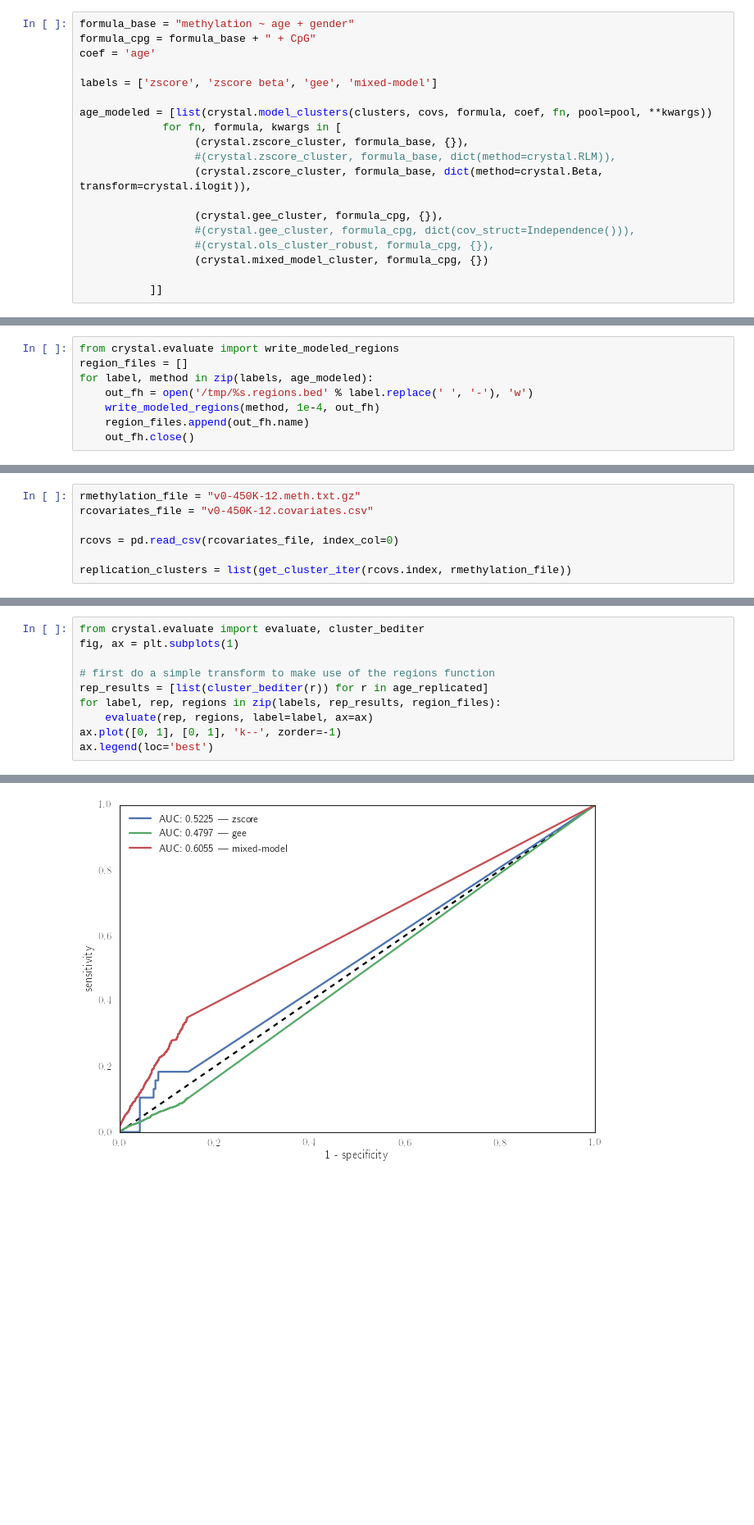
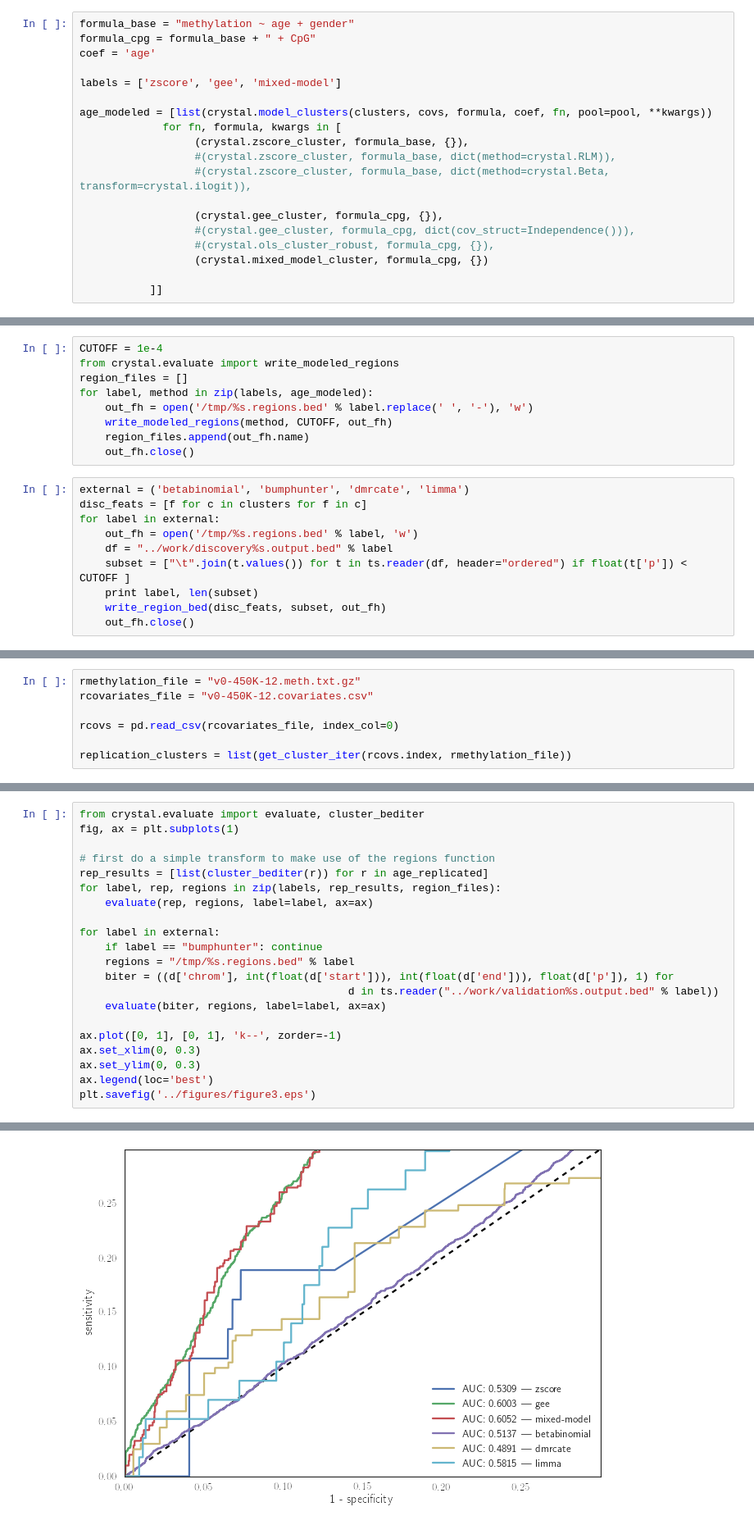
Before and after one commit to brentp/crystal, a Jupyter notebook: notebooks/crystal-evaluate-by-replication.ipynb, the cells around one changed output, grey strips where cells are left out. Shown at 82% size. Drawn from its saved outputs; the diff is of its cells as text; blank space fills up the shorter version.

```diff
--- a/notebooks/crystal-evaluate-by-replication.ipynb
+++ b/notebooks/crystal-evaluate-by-replication.ipynb
@@ -65,13 +75,13 @@ formula_base = "methylation ~ age + gender"
 formula_cpg = formula_base + " + CpG"
 coef = 'age'
 
-labels = ['zscore', 'zscore beta', 'gee', 'mixed-model']
+labels = ['zscore', 'gee', 'mixed-model']
 
 age_modeled = [list(crystal.model_clusters(clusters, covs, formula, coef, fn, pool=pool, **kwargs))
              for fn, formula, kwargs in [
                   (crystal.zscore_cluster, formula_base, {}),
                   #(crystal.zscore_cluster, formula_base, dict(method=crystal.RLM)),
-                  (crystal.zscore_cluster, formula_base, dict(method=crystal.Beta, transform=crystal.ilogit)),
+                  #(crystal.zscore_cluster, formula_base, dict(method=crystal.Beta, transform=crystal.ilogit)),
 
                   (crystal.gee_cluster, formula_cpg, {}),
                   #(crystal.gee_cluster, formula_cpg, dict(cov_struct=Independence())),
@@ -82,10 +92,21 @@ age_modeled = [list(crystal.model_clusters(clusters, covs, formula, coef, fn, po
 # %% [markdown]
 Then, we write those regions to a file; we will want to replicate sites with p < 1e-3.
 # %%
+CUTOFF = 1e-4
 from crystal.evaluate import write_modeled_regions
 region_files = []
 for label, method in zip(labels, age_modeled):
     out_fh = open('/tmp/%s.regions.bed' % label.replace(' ', '-'), 'w')
-    write_modeled_regions(method, 1e-4, out_fh)
+    write_modeled_regions(method, CUTOFF, out_fh)
     region_files.append(out_fh.name)
     out_fh.close()
+# %%
+external = ('betabinomial', 'bumphunter', 'dmrcate', 'limma')
+disc_feats = [f for c in clusters for f in c]
+for label in external:
+    out_fh = open('/tmp/%s.regions.bed' % label, 'w')
+    df = "../work/discovery%s.output.bed" % label
+    subset = ["\t".join(t.values()) for t in ts.reader(df, header="ordered") if float(t['p']) < CUTOFF ]
+    print label, len(subset)
+    write_region_bed(disc_feats, subset, out_fh)
+    out_fh.close()
@@ -112,6 +137,17 @@ fig, ax = plt.subplots(1)
 rep_results = [list(cluster_bediter(r)) for r in age_replicated]
 for label, rep, regions in zip(labels, rep_results, region_files):
     evaluate(rep, regions, label=label, ax=ax)
+
+for label in external:
+    if label == "bumphunter": continue
+    regions = "/tmp/%s.regions.bed" % label
+    biter = ((d['chrom'], int(float(d['start'])), int(float(d['end'])), float(d['p']), 1) for
+                                          d in ts.reader("../work/validation%s.output.bed" % label))
+    evaluate(biter, regions, label=label, ax=ax)
+
 ax.plot([0, 1], [0, 1], 'k--', zorder=-1)
+ax.set_xlim(0, 0.3)
+ax.set_ylim(0, 0.3)
 ax.legend(loc='best')
+plt.savefig('../figures/figure3.eps')
 # %% [output]
@@ -122 +160 @@ AUC: 0.6055 | mixed-model 453810
-[figure, old version]
+[figure, new version]
```
Also changed, not shown: parts of 4 cells of this notebook, 2 other files.
